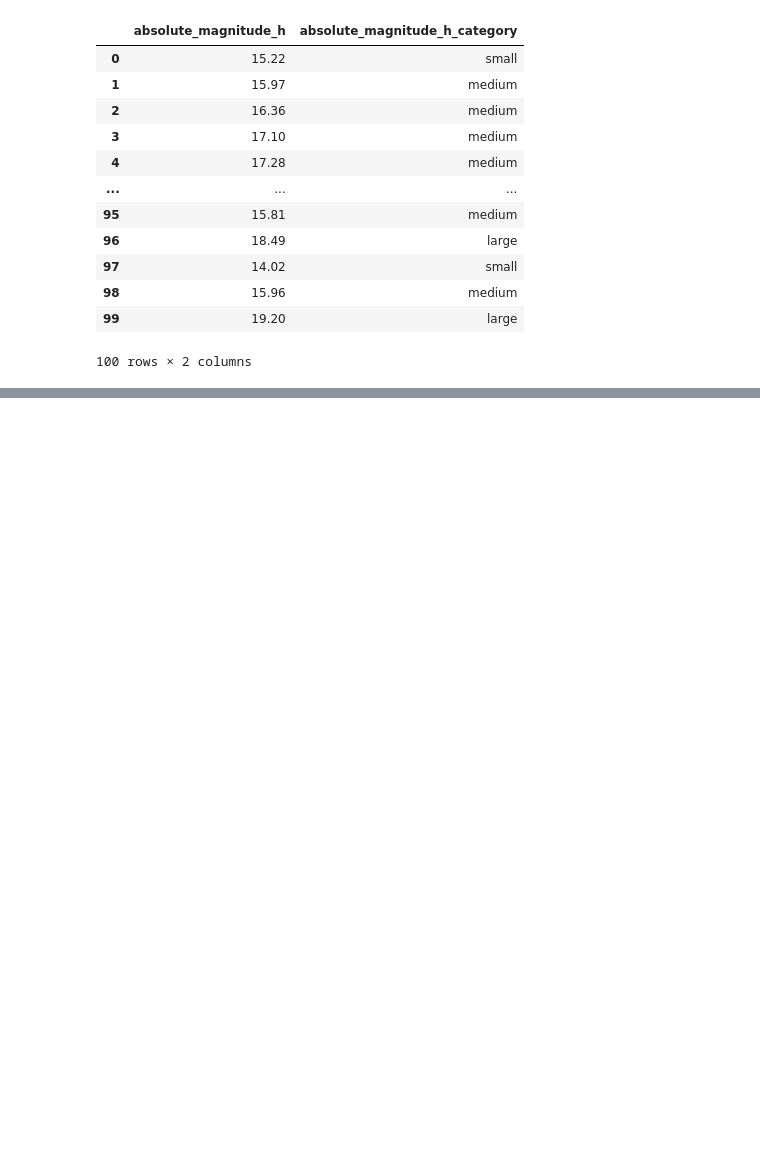
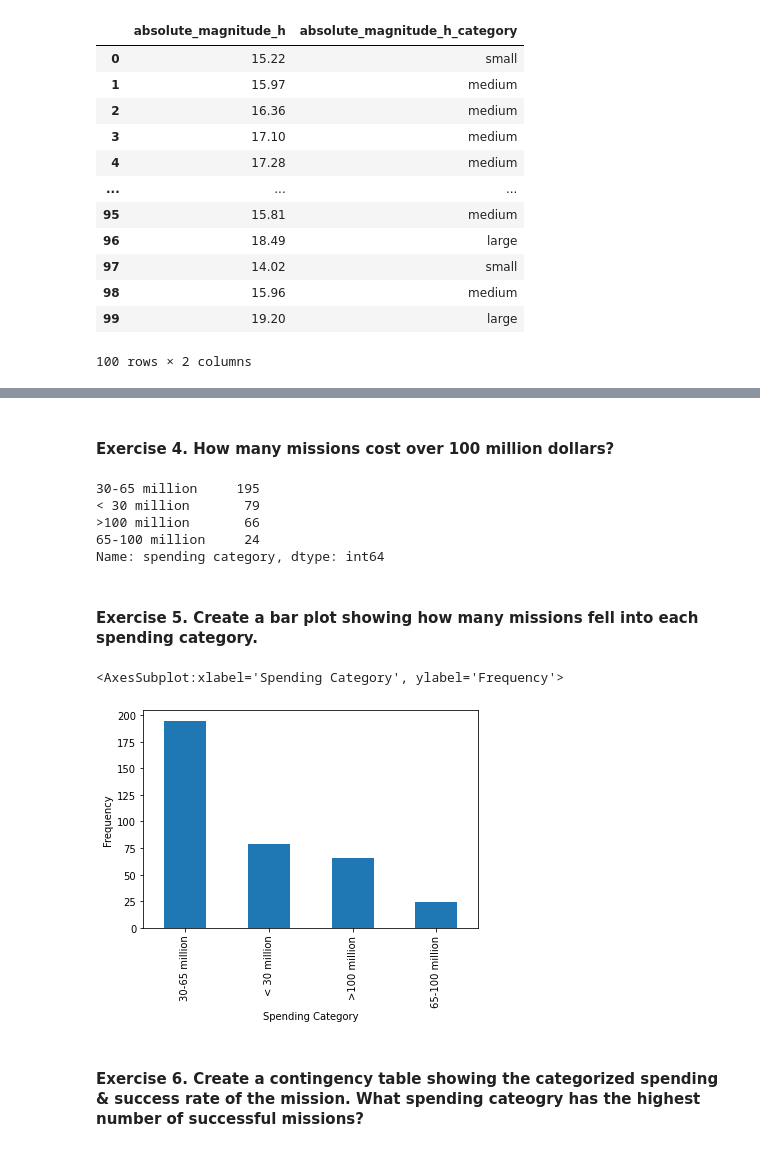
Before and after one commit to ohcrud/intermediate_python, a Jupyter notebook: sprint-2/practice-2/sprint-2-practice-2.ipynb, the cells around one changed output, grey strips where cells are left out. Cells and saved outputs as stored; diff of their text form; code cells hidden in the pictures; blank space fills up the shorter version.

```diff
--- a/sprint-2/practice-2/sprint-2-practice-2.ipynb
+++ b/sprint-2/practice-2/sprint-2-practice-2.ipynb
@@ -349,0 +382,10 @@ You may want to know how often a certain categorical variable occurs.
+# %%
+# read in first 500 rows
+space = pd.read_csv('Space_Missions.csv', nrows = 500)
+# clean up
+space.drop(columns = ['Unnamed: 0', 'Unnamed: 0.1'], inplace = True)
+space.rename(columns = {' Rocket': 'Rocket'}, inplace = True)
+# drop any rows where rocket value is nan
+space = space[space['Rocket'].notna()]
+# preview
+space.head()
@@ -349,0 +401,16 @@ You may want to know how often a certain categorical variable occurs.
+# %%
+### BEGIN SOLUTION
+
+space['Rocket'] = pd.to_numeric(space['Rocket'])
+
+space_pivoted = space.pivot_table(index = 'Company Name',
+          columns = 'Status Mission',
+          values = 'Rocket', aggfunc = 'mean')
+
+# for individual companies with data in both the 'failure' and 'success' columns,
+# it doesnt look like spending significantly more money leads to a higher success
+# rate except in the case of 'Arianespace'
+
+space_pivoted
+
+### END SOLUTION
@@ -349,0 +455,11 @@ You may want to know how often a certain categorical variable occurs.
+# %%
+### BEGIN SOLUTION
+
+import numpy as np
+bins = [0, 30, 65, 100, np.inf]
+names = ['< 30 million', '30-65 million' , '65-100 million', '>100 million']
+
+space['spending category'] = pd.cut(space['Rocket'], bins, labels=names)
+space[['Rocket', 'spending category']]
+
+### END SOLUTION
@@ -349,0 +480,28 @@ You may want to know how often a certain categorical variable occurs.
+# %% [markdown]
+#### Exercise 4. How many missions cost over 100 million dollars?
+# %%
+### BEGIN SOLUTION
+
+space['spending category'].value_counts()
+# 24 missions cost over 100 million dollars
+
+### END SOLUTION
+# %% [output]
+30-65 million     195
+< 30 million       79
+>100 million       66
+65-100 million     24
+Name: spending category, dtype: int64
+# %% [markdown]
+#### Exercise 5. Create a bar plot showing how many missions fell into each spending category.
+# %%
+### BEGIN SOLUTION
+
+space['spending category'].value_counts().plot(kind='bar', ylabel = 'Frequency', xlabel = 'Spending Category')
+
+### END SOLUTION
+# %% [output]
+<AxesSubplot:xlabel='Spending Category', ylabel='Frequency'>
+[figure, added]
+# %% [markdown]
+#### Exercise 6. Create a contingency table showing the categorized spending & success rate of the mission. What spending cateogry has the highest number of successful missions?
```
Also changed, not shown: parts of 21 cells of this notebook, 1 other file.
